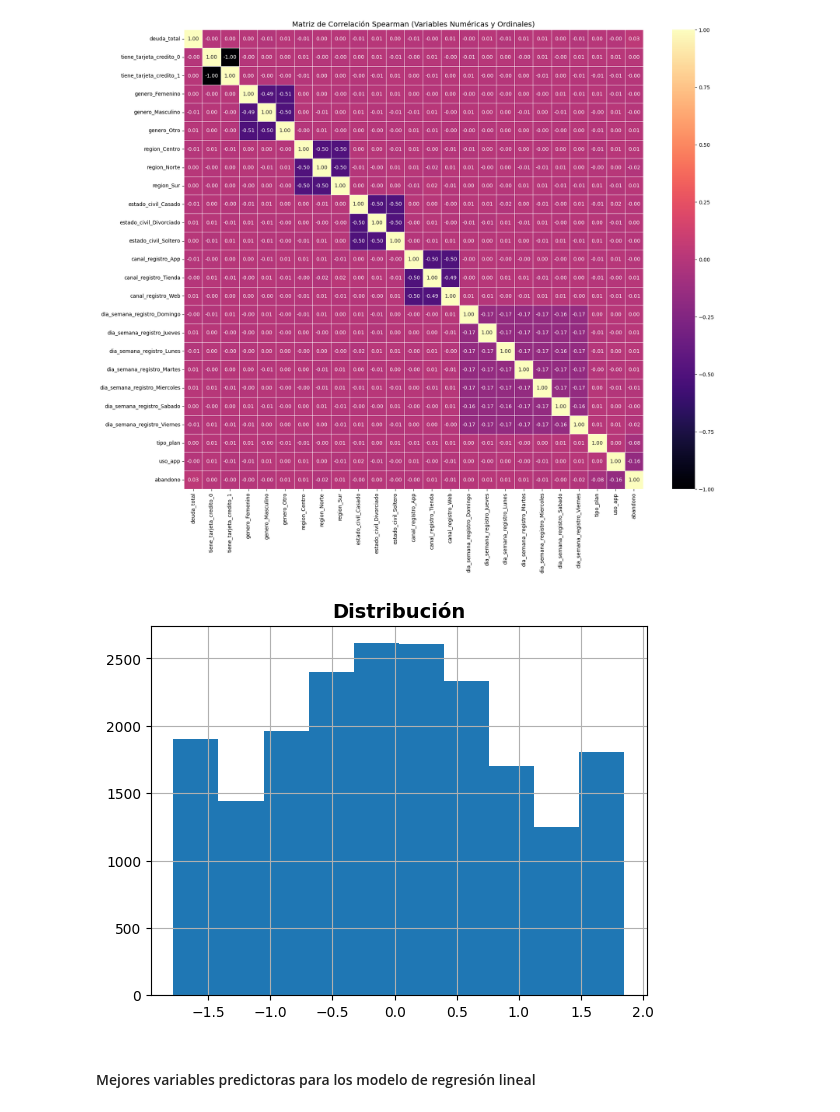
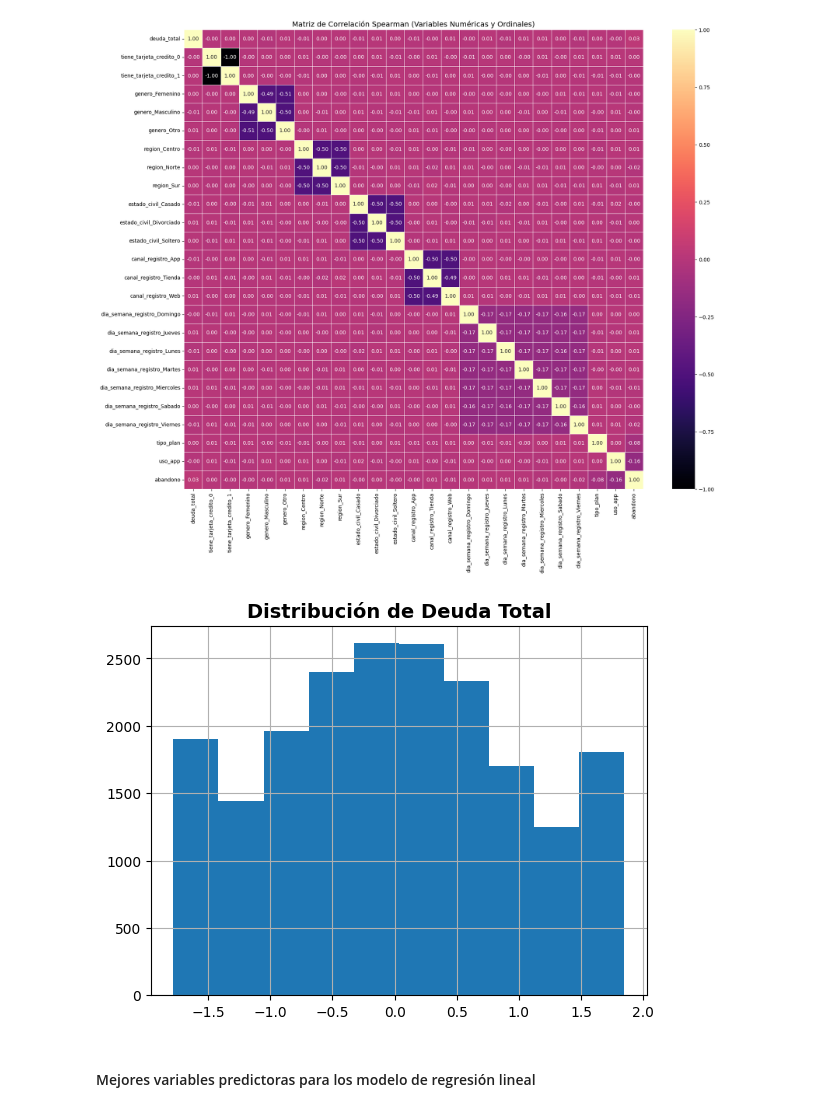
Before and after one commit to ramirezluna-david/proyecto_modelado_grp2, a Jupyter notebook: notebooks/analisis_exploratorio.ipynb, the cells around one changed output. Cells and saved outputs as stored; diff of their text form; code cells hidden in the pictures.

```diff
--- a/notebooks/01_exploratory_analysis.ipynb
+++ b/notebooks/analisis_exploratorio.ipynb
@@ -201,10 +202,10 @@ plt.show()
 # %% [output]
 [figure]
 # %%
-data['deuda_total'].hist()
-plt.title('Distribución', fontsize=14, fontweight="bold")
+data["deuda_total"].hist()
+plt.title("Distribución de Deuda Total", fontsize=14, fontweight="bold")
 plt.show()
 # %% [output]
-[figure, old version]
+[figure, new version]
 # %% [markdown]
 #### Mejores variables predictoras para los modelo de regresión lineal
```
Also changed, not shown: parts of 13 cells of this notebook, 4 other files.
